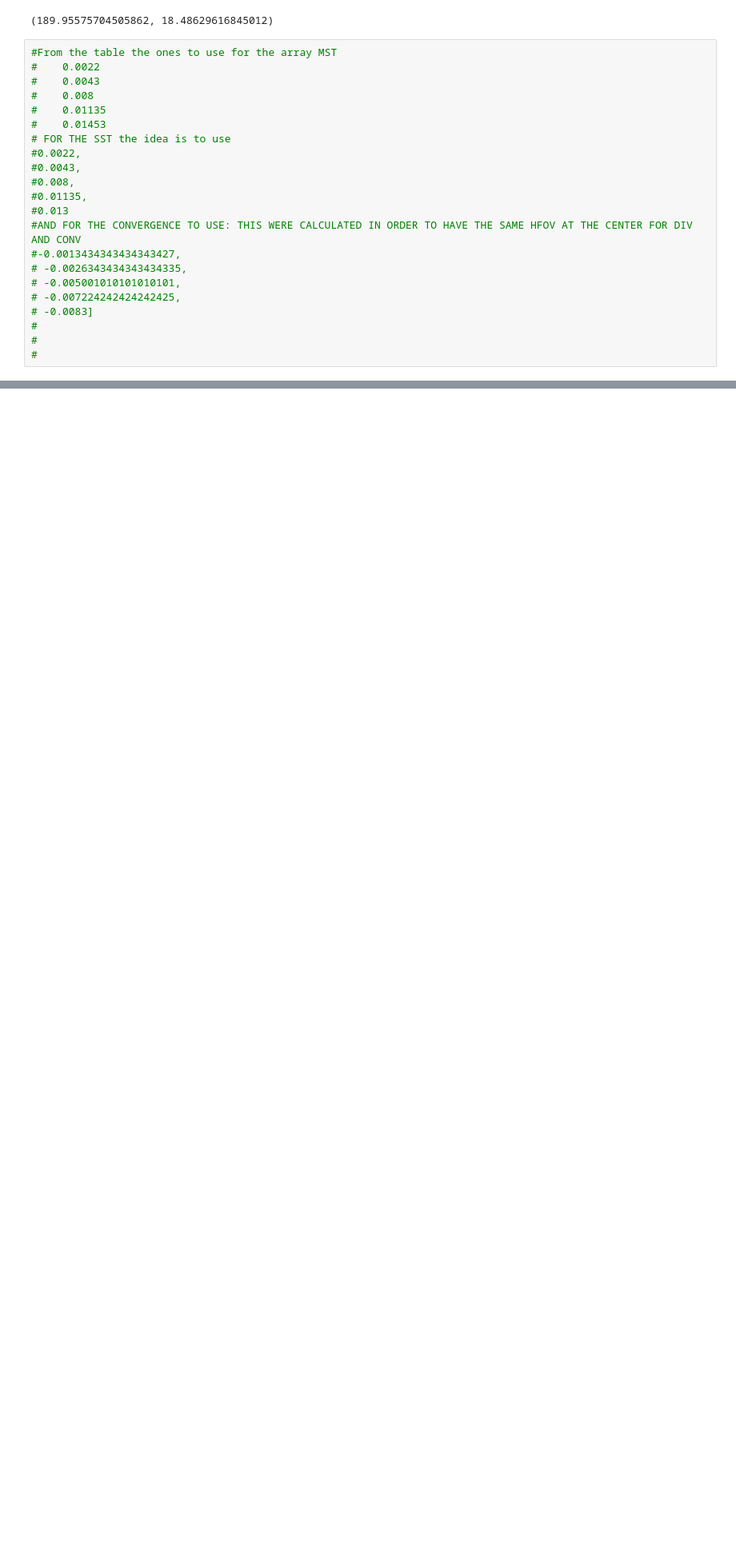
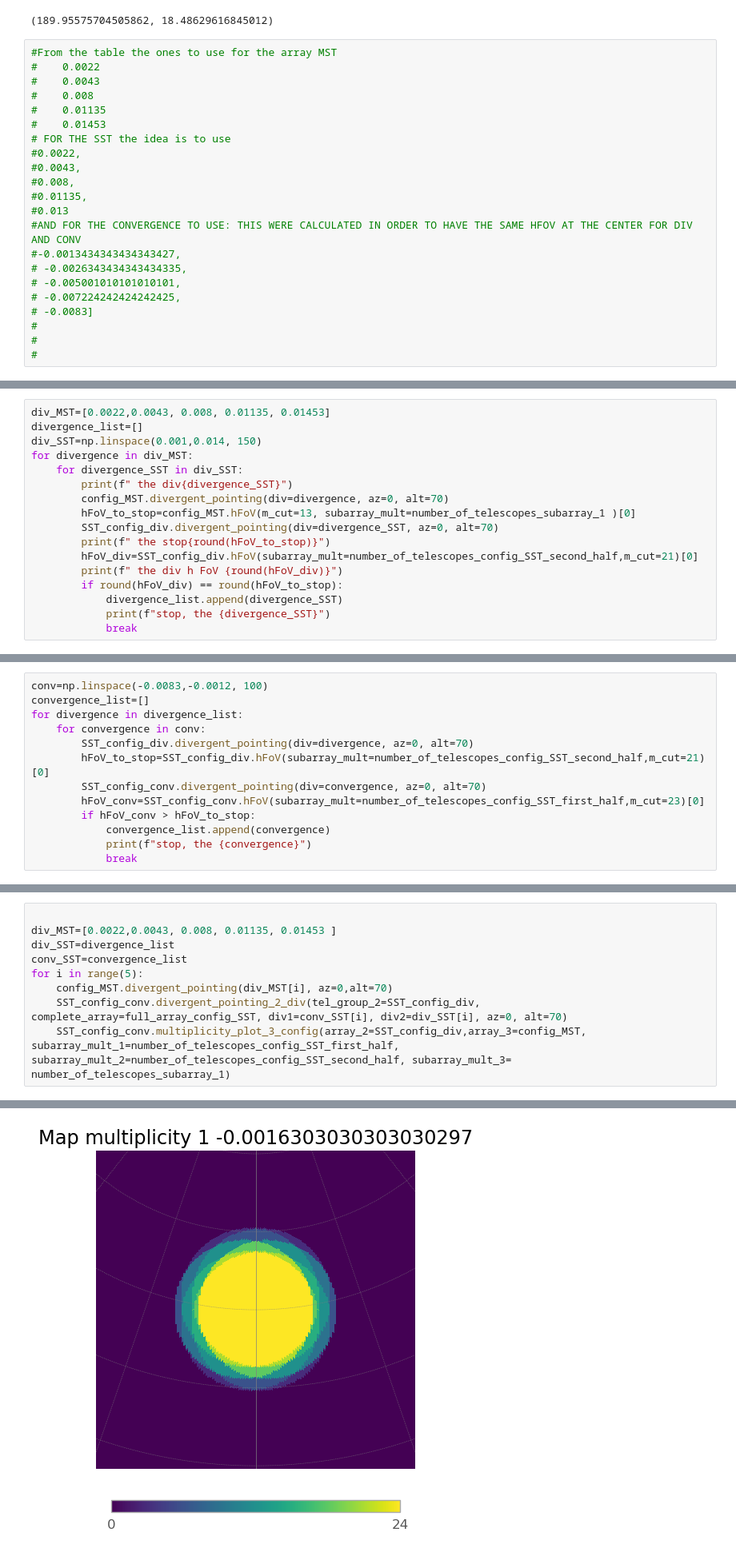
Before and after one commit to SamantaMorales/divtel, a Jupyter notebook: Combination_of_SST_and_MST.ipynb, the cells around one changed output, grey strips where cells are left out. Shown at 80% size. Drawn from its saved outputs; the diff is of its cells as text; blank space fills up the shorter version.

```diff
--- a/Combination_of_SST_and_MST.ipynb
+++ b/Combination_of_SST_and_MST.ipynb
@@ -475,0 +472,17 @@ SST_config_conv.multiplicity_plot_2_div(config_MST)
+# %%
+div_MST=[0.0022,0.0043, 0.008, 0.01135, 0.01453]
+divergence_list=[]
+div_SST=np.linspace(0.001,0.014, 150)
+for divergence in div_MST:
+    for divergence_SST in div_SST:
+        print(f" the div{divergence_SST}")
+        config_MST.divergent_pointing(div=divergence, az=0, alt=70)
+        hFoV_to_stop=config_MST.hFoV(m_cut=13, subarray_mult=number_of_telescopes_subarray_1 )[0]
+        SST_config_div.divergent_pointing(div=divergence_SST, az=0, alt=70)
+        print(f" the stop{round(hFoV_to_stop)}")
+        hFoV_div=SST_config_div.hFoV(subarray_mult=number_of_telescopes_config_SST_second_half,m_cut=21)[0]
+        print(f" the div h FoV {round(hFoV_div)}")
+        if round(hFoV_div) == round(hFoV_to_stop):
+            divergence_list.append(divergence_SST)
+            print(f"stop, the {divergence_SST}")
+            break
@@ -475,0 +508,13 @@ SST_config_conv.multiplicity_plot_2_div(config_MST)
+# %%
+conv=np.linspace(-0.0083,-0.0012, 100)
+convergence_list=[]
+for divergence in divergence_list:
+    for convergence in conv:
+        SST_config_div.divergent_pointing(div=divergence, az=0, alt=70)
+        hFoV_to_stop=SST_config_div.hFoV(subarray_mult=number_of_telescopes_config_SST_second_half,m_cut=21)[0]
+        SST_config_conv.divergent_pointing(div=convergence, az=0, alt=70)
+        hFoV_conv=SST_config_conv.hFoV(subarray_mult=number_of_telescopes_config_SST_first_half,m_cut=23)[0]
+        if hFoV_conv > hFoV_to_stop:
+            convergence_list.append(convergence)
+            print(f"stop, the {convergence}")
+            break
@@ -475,0 +611,10 @@ SST_config_conv.multiplicity_plot_2_div(config_MST)
+# %%
+
+div_MST=[0.0022,0.0043, 0.008, 0.01135, 0.01453 ]
+div_SST=divergence_list
+conv_SST=convergence_list
+for i in range(5):
+    config_MST.divergent_pointing(div_MST[i], az=0,alt=70)
+    SST_config_conv.divergent_pointing_2_div(tel_group_2=SST_config_div, complete_array=full_array_config_SST, div1=conv_SST[i], div2=div_SST[i], az=0, alt=70)
+    SST_config_conv.multiplicity_plot_3_config(array_2=SST_config_div,array_3=config_MST, subarray_mult_1=number_of_telescopes_config_SST_first_half, subarray_mult_2=number_of_telescopes_config_SST_second_half, subarray_mult_3= number_of_telescopes_subarray_1)
+# %% [output]
@@ -475,0 +624 @@ SST_config_conv.multiplicity_plot_2_div(config_MST)
+[figure, added]
```
Also changed, not shown: parts of 22 cells of this notebook, 6 other files.
